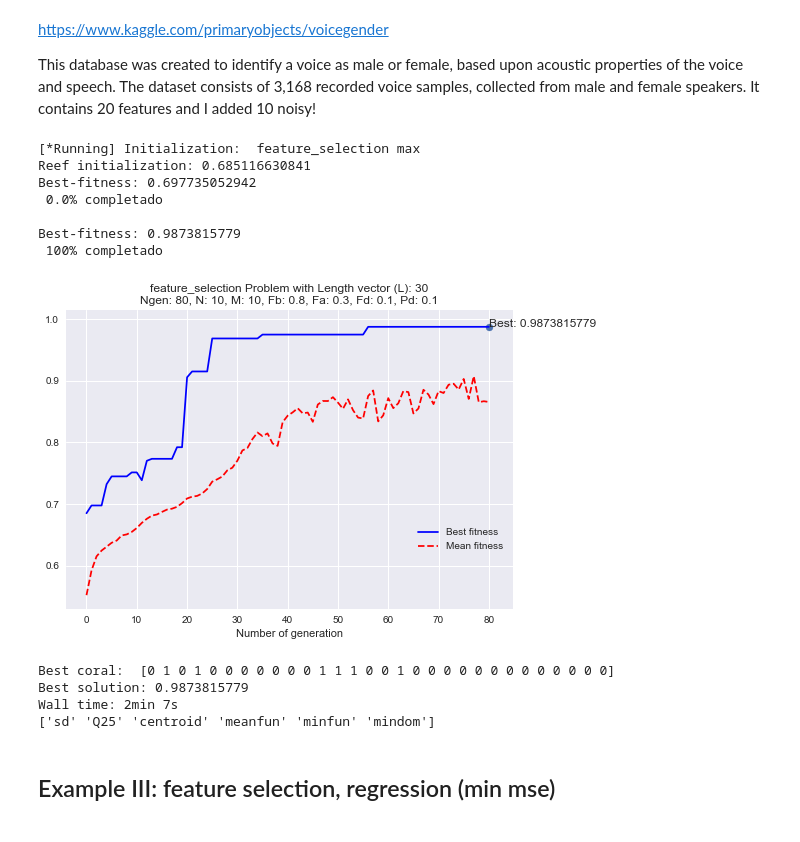
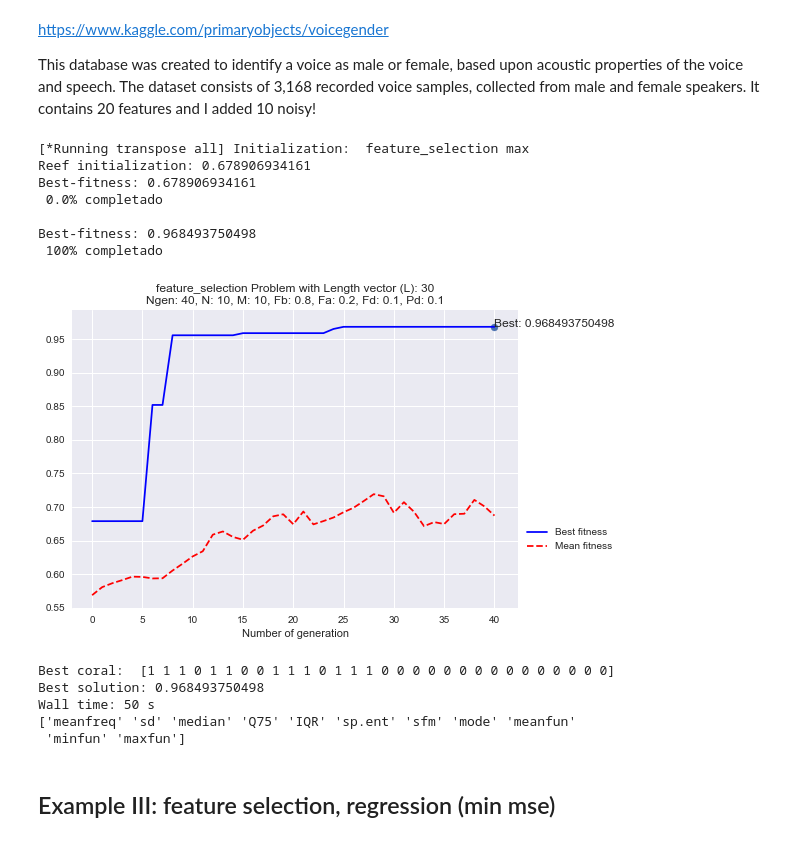
Before and after one commit to VictorPelaez/coral-reef-optimization-algorithm, a Jupyter notebook: cro/test.ipynb, the cells around one changed output. Drawn from its saved outputs; the diff is of its cells as text; code cells hidden in the pictures.

Commit message:
[UPDATE] All functions with REEFpob transposed [UPDATE] fitness function, more complex but waiting for other issue

```diff
--- a/cro/test.ipynb
+++ b/cro/test.ipynb
@@ -10,19 +10,19 @@ from cro import *
 ## ------------------------------------------------------
 ## Parameters initialization
 
-Ngen = 400                 # Number of generations
+Ngen = 300                 # Number of generations
 N  = 40                    # MxN: reef size
 M  = 40                    # MxN: reef size
-Fb = 0.8                   # Broadcast prob.
+Fb = 0.7                   # Broadcast prob.
 Fa = 0.1                   # Asexual reproduction prob.
 Fd = 0.1                   # Fraction of the corals to be eliminated in the depredation operator.
-r0 = 0.7                   # Free/total initial proportion
+r0 = 0.6                   # Free/total initial proportion
 k  = 3                     # Number of opportunities for a new coral to settle in the reef
 Pd = 0.1                   # Depredation prob.
 opt= 'max'                 # flag: 'max' for maximizing and 'min' for minimizing
 L = 100
 ## ------------------------------------------------------
 
-cro = CRO(Ngen, N, M, Fb, Fa, Fd, r0, k, Pd, opt, L, problem_name='max_ones')
+cro = CRO(Ngen, N, M, Fb, Fa, Fd, r0, k, Pd, opt, L, problem_name='max_ones', verbose=True)
 %time (REEF, REEFpob, REEFfitness, ind_best, Bestfitness, Meanfitness) = cro.fit()
 # %% [output]
@@ -43,51 +55,51 @@ This database was created to identify a voice as male or female, based upon acou
 ## ------------------------------------------------------
 ## Parameters initialization
 
-Ngen = 80                  # Number of generations
+Ngen = 40                  # Number of generations
 N  = 10                    # MxN: reef size
 M  = 10                    # MxN: reef size
 Fb = 0.8                   # Broadcast prob.
-Fa = 0.3                   # Asexual reproduction prob.
+Fa = 0.2                   # Asexual reproduction prob.
 Fd = 0.1                   # Fraction of the corals to be eliminated in the depredation operator.
 r0 = 0.6                   # Free/total initial proportion
 k  = 3                     # Number of opportunities for a new coral to settle in the reef
 Pd = 0.1                   # Depredation prob.
 opt= 'max'                 # flag: 'max' for maximizing and 'min' for minimizing
-ke = 0.2
 problem ='feature_selection'
 ## ------------------------------------------------------
 
 import numpy as np
 import seaborn as sns
 from cro import *
-#from utils import load_data
+from utils import load_data
 from sklearn.neighbors import KNeighborsClassifier
 
 dataset = load_data('voice')
 L = dataset.data.shape[1] # number of features
 X = dataset.data
 y = dataset.target
 
 clf = KNeighborsClassifier(2)
 
-cro = CRO(Ngen, N, M, Fb, Fa, Fd, r0, k, Pd, opt, L, ke, seed=13, problem_name=problem, metric= 'auc', verbose=True)
+cro = CRO(Ngen, N, M, Fb, Fa, Fd, r0, k, Pd, opt, L, seed=13, problem_name=problem, metric= 'auc', verbose=True)
 %time (REEF, REEFpob, REEFfitness, ind_best, Bestfitness, Meanfitness) = cro.fit(X, y, clf)
 
 names = np.array(dataset.feature_names)
-print(names[REEFpob[:, ind_best]>0])
+print(names[REEFpob[ind_best, :]>0])
 # %% [output]
-[*Running] Initialization:  feature_selection max
-Reef initialization: 0.685116630841
-Best-fitness: 0.697735052942
+[*Running transpose all] Initialization:  feature_selection max
+Reef initialization: 0.678906934161
+Best-fitness: 0.678906934161
  0.0% completado
 
-Best-fitness: 0.9873815779
+Best-fitness: 0.968493750498
  100% completado
-[figure, old version]
+[figure, new version]
-Best coral:  [0 1 0 1 0 0 0 0 0 0 0 1 1 1 0 0 1 0 0 0 0 0 0 0 0 0 0 0 0 0]
-Best solution: 0.9873815779
-Wall time: 2min 7s
-['sd' 'Q25' 'centroid' 'meanfun' 'minfun' 'mindom']
+Best coral:  [1 1 1 0 1 1 0 0 1 1 1 0 1 1 1 0 0 0 0 0 0 0 0 0 0 0 0 0 0 0]
+Best solution: 0.968493750498
+Wall time: 50 s
+['meanfreq' 'sd' 'median' 'Q75' 'IQR' 'sp.ent' 'sfm' 'mode' 'meanfun'
+ 'minfun' 'maxfun']
 # %% [markdown]
 ## Example III: feature selection, regression (min mse)
 # %%
```
Also changed, not shown: parts of 2 cells of this notebook, 1 other file.
